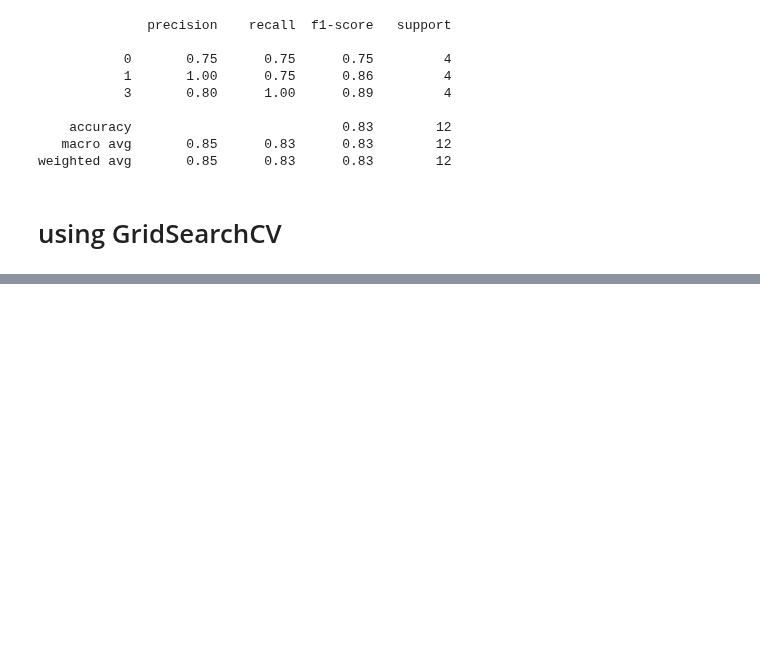
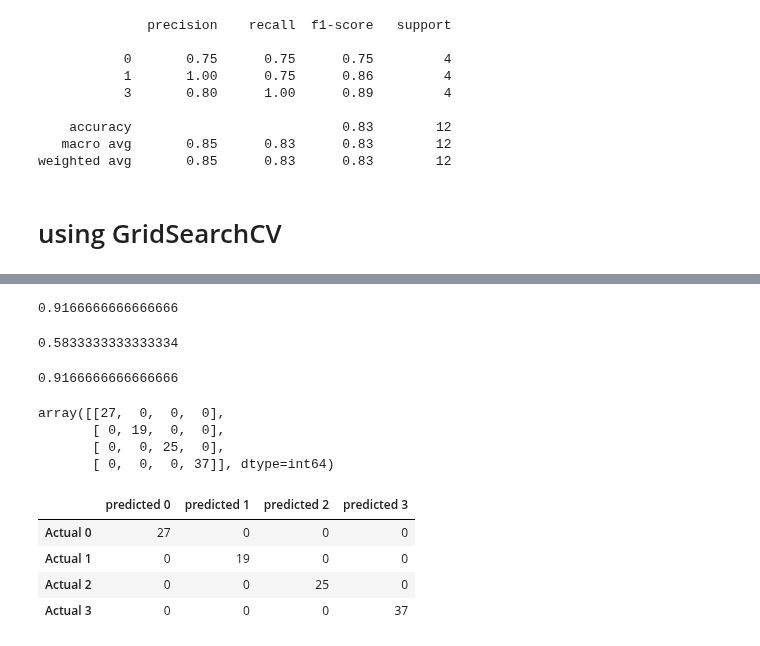
Before and after one commit to taslimmuhammed/celebrity_image_classification, a Jupyter notebook: model/image_classification.ipynb, the cells around one changed output, grey strips where cells are left out. Cells and saved outputs as stored; diff of their text form; code cells hidden in the pictures; blank space fills up the shorter version.

```diff
--- a/model/image_classification.ipynb
+++ b/model/image_classification.ipynb
@@ -213,0 +225,35 @@ for algo, mp in model_params.items():
+# %%
+best_estimator['svm'].score(X_test,y_test)
+# %% [output]
+0.9166666666666666
+# %%
+best_estimator['random_forest'].score(X_test,y_test)
+# %% [output]
+0.5833333333333334
+# %%
+best_estimator["logistic_regression"].score(X_test, y_test)
+# %% [output]
+0.9166666666666666
+# %%
+from sklearn.metrics import confusion_matrix
+cm = confusion_matrix(y_train, best_estimator['svm'].predict(X_train))
+cm
+# %% [output]
+array([[27,  0,  0,  0],
+       [ 0, 19,  0,  0],
+       [ 0,  0, 25,  0],
+       [ 0,  0,  0, 37]], dtype=int64)
+# %%
+index =[]
+columns = []
+for i in range(4):
+    index.append("Actual "+ str(i))
+    columns.append("predicted "+str(i))
+cm_df = pd.DataFrame(cm,index=index, columns=columns)
+cm_df
+# %% [output]
+|  | predicted 0 | predicted 1 | predicted 2 | predicted 3 |
+| Actual 0 | 27 | 0 | 0 | 0 |
+| Actual 1 | 0 | 19 | 0 | 0 |
+| Actual 2 | 0 | 0 | 25 | 0 |
+| Actual 3 | 0 | 0 | 0 | 37 |
```
Also changed, not shown: parts of 5 cells of this notebook, 2 other files.
